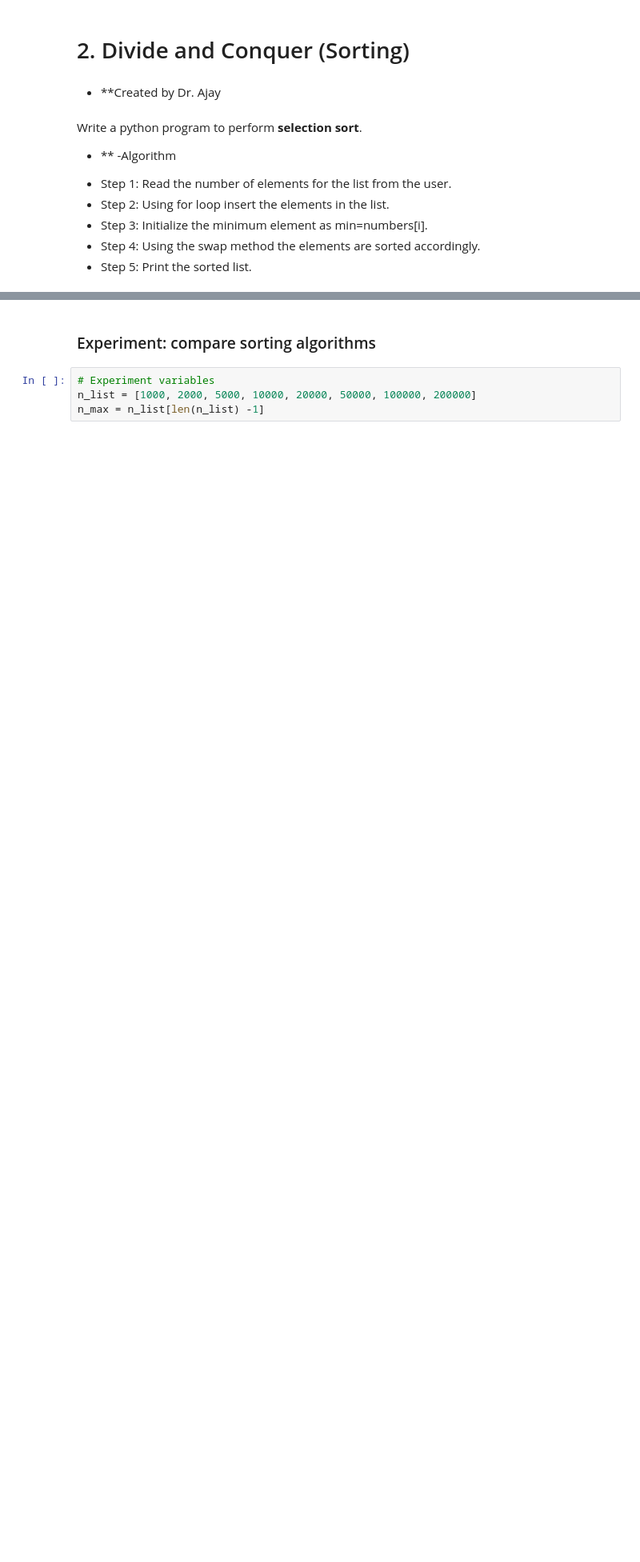
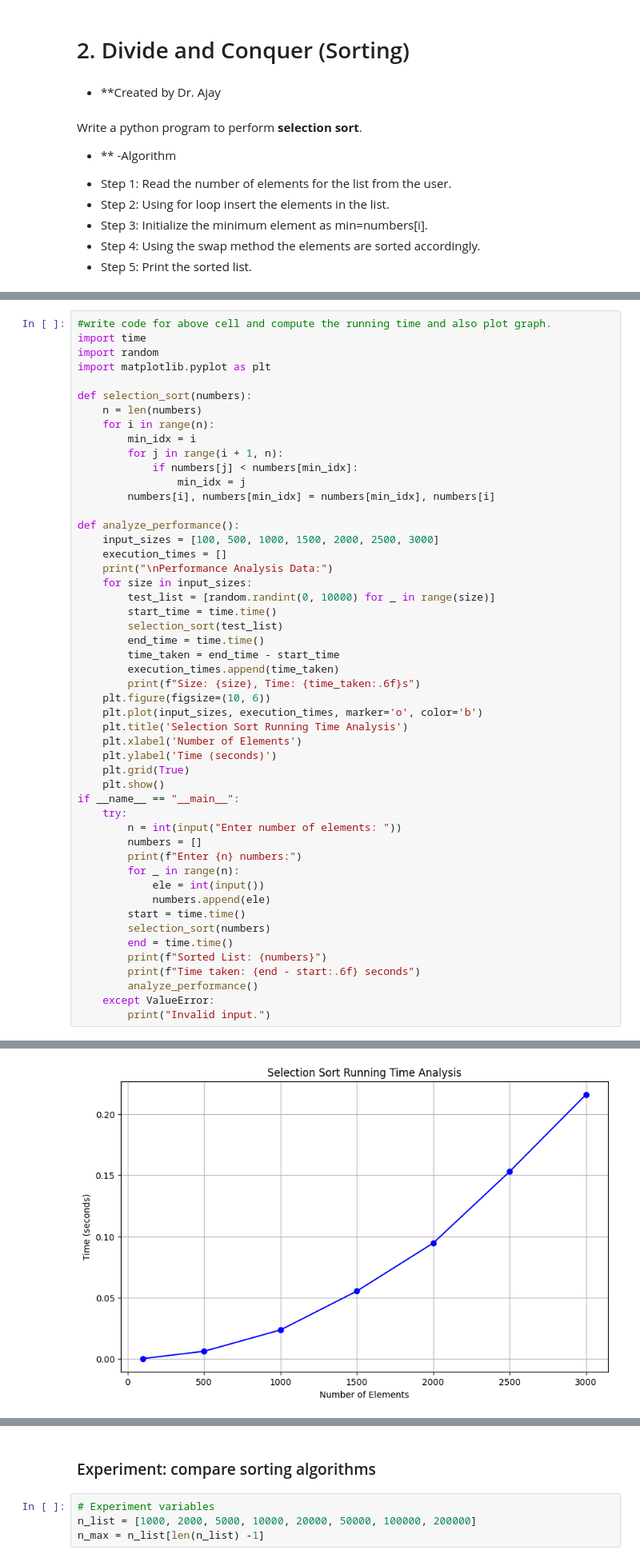
Before and after one commit to avipareta29/Avi-Pareta, a Jupyter notebook: Lab_5.ipynb, the cells around one changed output, grey strips where cells are left out. Shown at 80% size. Drawn from its saved outputs; the diff is of its cells as text; blank space fills up the shorter version.

```diff
--- a/Lab_5.ipynb
+++ b/Lab_5.ipynb
@@ -16,0 +15,51 @@ Write a python program to perform **selection sort**.
+# %%
+#write code for above cell and compute the running time and also plot graph.
+import time
+import random
+import matplotlib.pyplot as plt
+
+def selection_sort(numbers):
+    n = len(numbers)
+    for i in range(n):
+        min_idx = i
+        for j in range(i + 1, n):
+            if numbers[j] < numbers[min_idx]:
+                min_idx = j
+        numbers[i], numbers[min_idx] = numbers[min_idx], numbers[i]
+
+def analyze_performance():
+    input_sizes = [100, 500, 1000, 1500, 2000, 2500, 3000]
+    execution_times = []
+    print("\nPerformance Analysis Data:")
+    for size in input_sizes:
+        test_list = [random.randint(0, 10000) for _ in range(size)]
+        start_time = time.time()
+        selection_sort(test_list)
+        end_time = time.time()
+        time_taken = end_time - start_time
+        execution_times.append(time_taken)
+        print(f"Size: {size}, Time: {time_taken:.6f}s")
+    plt.figure(figsize=(10, 6))
+    plt.plot(input_sizes, execution_times, marker='o', color='b')
+    plt.title('Selection Sort Running Time Analysis')
+    plt.xlabel('Number of Elements')
+    plt.ylabel('Time (seconds)')
+    plt.grid(True)
+    plt.show()
+if __name__ == "__main__":
+    try:
+        n = int(input("Enter number of elements: "))
+        numbers = []
+        print(f"Enter {n} numbers:")
+        for _ in range(n):
+            ele = int(input())
+            numbers.append(ele)
+        start = time.time()
+        selection_sort(numbers)
+        end = time.time()
+        print(f"Sorted List: {numbers}")
+        print(f"Time taken: {end - start:.6f} seconds")
+        analyze_performance()
+    except ValueError:
+        print("Invalid input.")
+# %% [output]
@@ -17,3 +84,4 @@ Write a python program to perform **selection sort**.
+[figure, added]
 # %% [markdown]
 In computer science, **merge sort** (also commonly spelled mergesort) is an efficient, general-purpose, comparison-based sorting algorithm. Most implementations produce a stable sort, which means that the order of equal elements is the same in the input and output. Merge sort is a divide and conquer algorithm that was invented by John von Neumann in 1945.
 Write a Python program to sort the elements using **merge sort** and plot a graph to the time taken versus n
```
Also changed, not shown: parts of 7 cells of this notebook.
